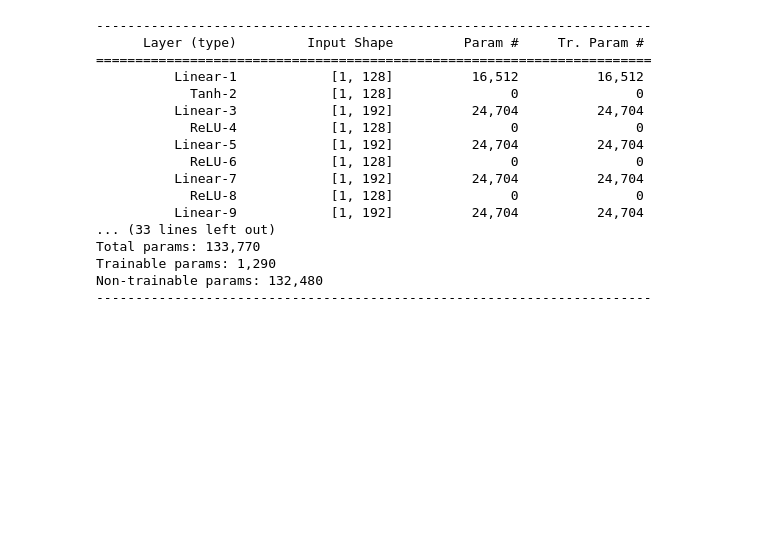
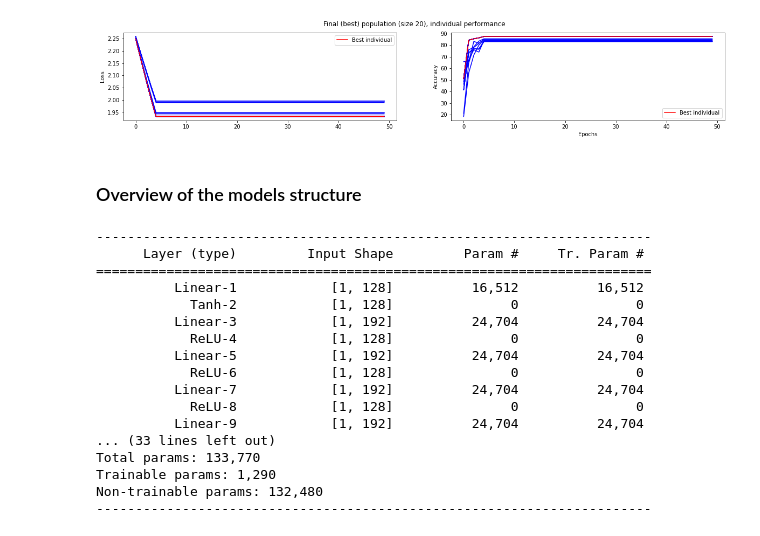
Before and after one commit to wiebetimmers/thesis_project, a Jupyter notebook: main.ipynb, the cells around one changed output. Saved outputs shown, nothing was run; the diff lists cells and outputs as text; code cells hidden in the pictures; blank space fills up the shorter version.

```diff
--- a/main.ipynb
+++ b/main.ipynb
@@ -176 +187,9 @@ combined_plot_result(
+# %%
+best_pop_plot(best_pop_digits,
+              best_pop_digits[0],
+              title='Final (best) population (size %s), individual performance' %(population_size))
+# %% [output]
+[figure, added]
+# %% [markdown]
+### Overview of the models structure
 # %%
```
Also changed, not shown: parts of 15 cells of this notebook, 7 other files.
